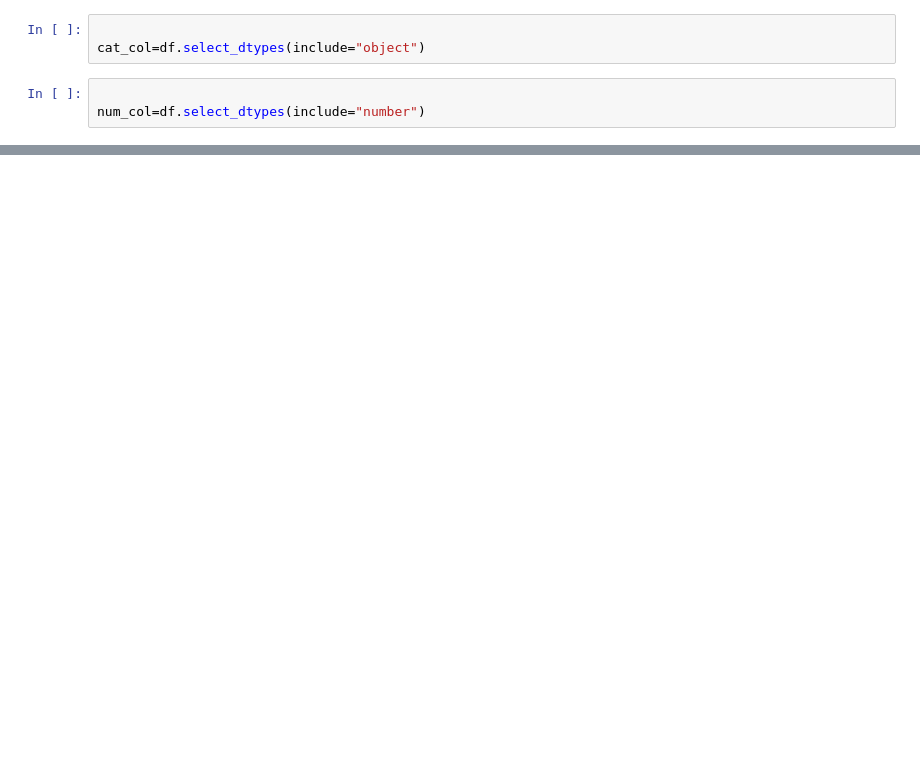
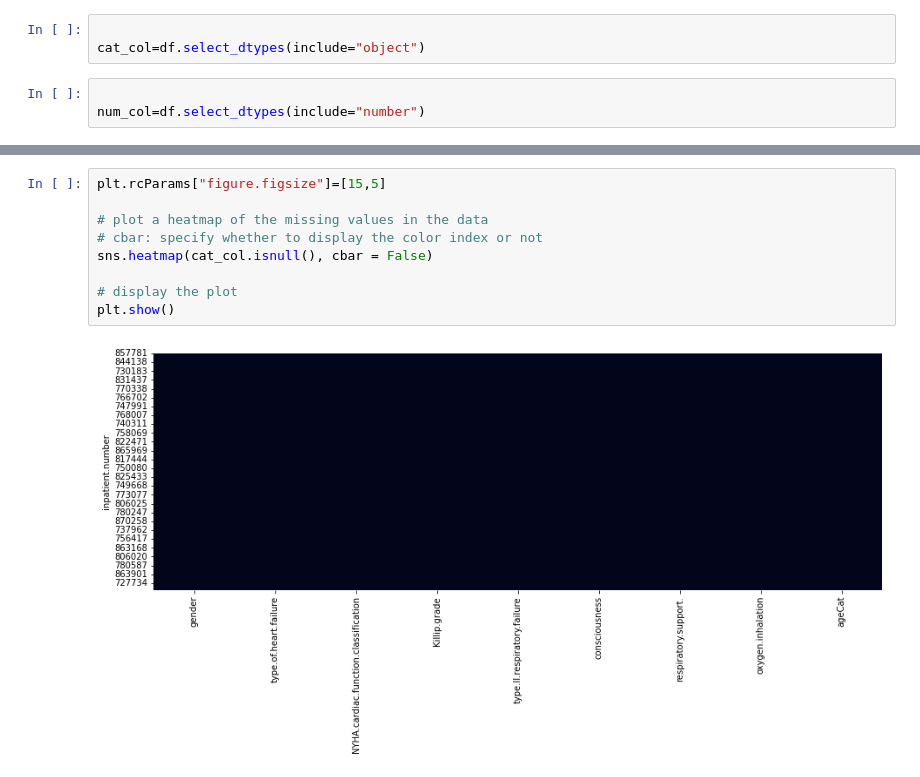
Before and after one commit to Vikram-Shenoy/Computational-Models, a Jupyter notebook: Z_Current/visualising_main_dataset.ipynb, the cells around one changed output, grey strips where cells are left out. Cells and saved outputs as stored; diff of their text form; blank space fills up the shorter version.

```diff
--- a/Z_Current/visualising_main_dataset.ipynb
+++ b/Z_Current/visualising_main_dataset.ipynb
@@ -42,0 +85,11 @@ plt.show()
+# %%
+plt.rcParams["figure.figsize"]=[15,5]
+
+# plot a heatmap of the missing values in the data
+# cbar: specify whether to display the color index or not
+sns.heatmap(cat_col.isnull(), cbar = False)
+
+# display the plot
+plt.show()
+# %% [output]
+[figure, added]
```
Also changed, not shown: parts of 9 cells of this notebook, 1 other file.
